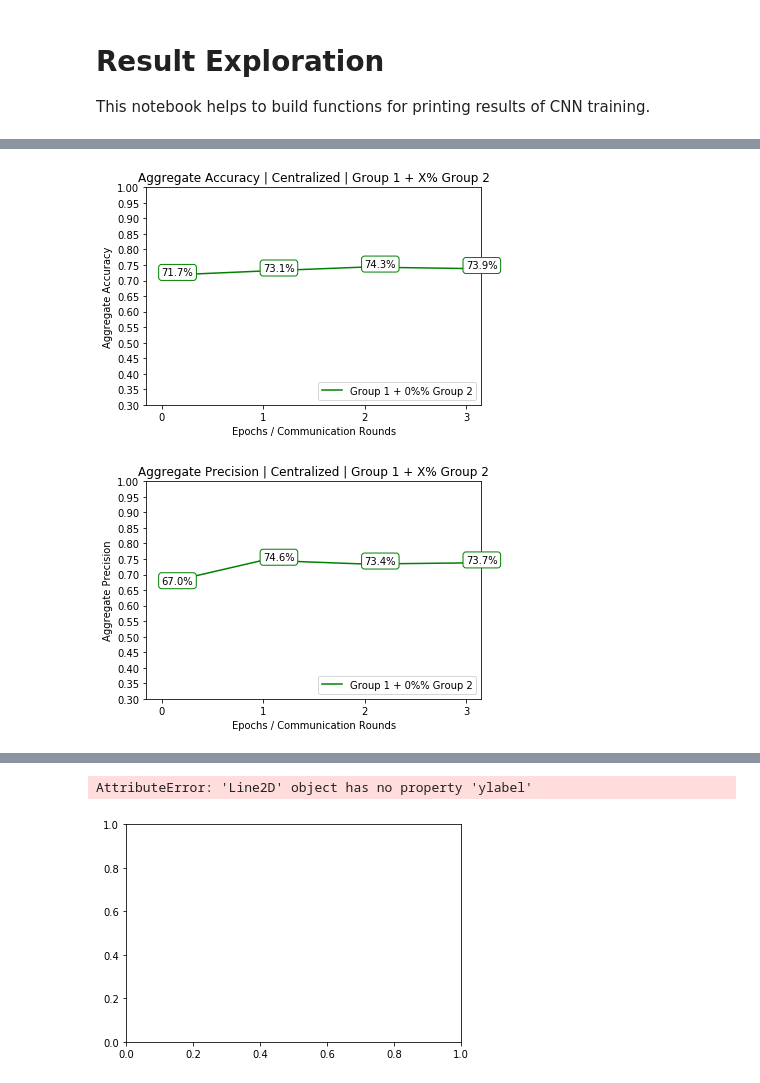
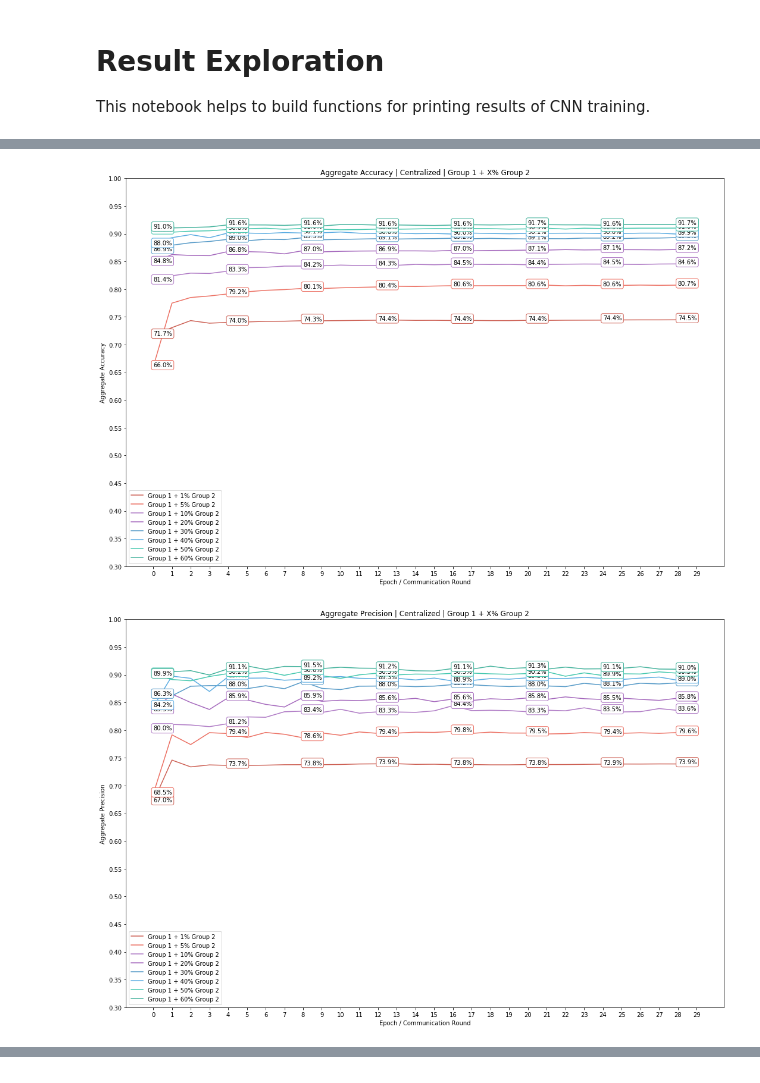
Before and after one commit to ntobis/federated-machine-learning, a Jupyter notebook: Notebooks/Result Exploration.ipynb, the cells around one changed output, grey strips where cells are left out. Cells and saved outputs as stored; diff of their text form; code cells hidden in the pictures.

```diff
--- a/Notebooks/Result Exploration.ipynb
+++ b/Notebooks/Result Exploration.ipynb
@@ -22,10 +22,10 @@ params = PF.PlotParams(
             dataset='Pain',
             experiment='Centralized',
             metric='F1_Score',
-            legend_loc='lower right',
+            legend_loc='best',
             num_format="{:5.1%}",
             max_epochs=None,
-            label_spaces=1
+            label_spaces=4
 )
 # %%
 def aggregate_df(df, cols):
@@ -42,20 +42,20 @@ def make_pain_plot(folder, params, final_epoch=29, agg_cols=None):
         if agg_cols is not None:
             df = aggregate_df(df, agg_cols)
 
-        plt.plot(df[params.metric], color=params.colors[idx + 1])
+        plt.plot(df[params.metric], color=params.colors[idx])
         for i, j in df[params.metric][:params.max_epochs].items():
             if not int(i) % params.label_spaces:
                 plt.text(i, j, params.num_format.format(j), color='black',
-                         bbox=dict(facecolor='white', edgecolor=params.colors[idx + 1], boxstyle='round'))
+                         bbox=dict(facecolor='white', edgecolor=params.colors[idx], boxstyle='round'))
 
-        legend.append('Group 1 + {0:.0%}% Group 2'.format(0.1 * idx))
+        legend.append('Group 1 + {0:.0%} Group 2'.format(float(file.split('shard-')[1].split('_')[0])))
 
     plt.legend(legend, loc=params.legend_loc)
     plt.title('{} | {} | Group 1 + X% Group 2'.format(params.metric, params.experiment))
     plt.yticks(np.arange(0.3, 1.05, step=0.05))
     plt.ylabel('{}'.format(params.metric))
     plt.xticks(np.arange(0, i+1, step=1))
-    plt.xlabel('Epochs / Communication Rounds')
+    plt.xlabel('Epoch / Communication Round')
     return plt
 # %%
 # Prepare Aggregate Plots
@@ -65,6 +65,8 @@ aggregate_cols = ['Epoch', 'Loss', 'Aggregate Avg. Precision', 'Aggregate Accura
 metrics = ['Aggregate Avg. Precision', 'Aggregate Accuracy', 'Aggregate Precision', 'Aggregate Recall', 'Aggregate F1_Score']
 for metric in metrics:
     params.metric = metric
-    plt = make_pain_plot(path, params, "l", aggregate_cols)
+    plt = make_pain_plot(path, params, "clients_2", aggregate_cols)
+    fig = plt.gcf()
+    fig.set_size_inches((18, 12), forward=False)
     plt.show()
 # %% [output]
@@ -72,2 +74,2 @@ for metric in metrics:
-[figure, old version]
+[figure, new version]
-[figure, old version]
+[figure, new version]
@@ -89,6 +91,3 @@ for metric in metrics:
         xticks=np.arange(0, 3+1, step=1),
         xlabel='Epochs / Communication Rounds'
     )
-# %% [output]
-AttributeError: 'Line2D' object has no property 'ylabel'
-[figure, removed]
```
Also changed, not shown: parts of 1 cell of this notebook, 2 other files.
